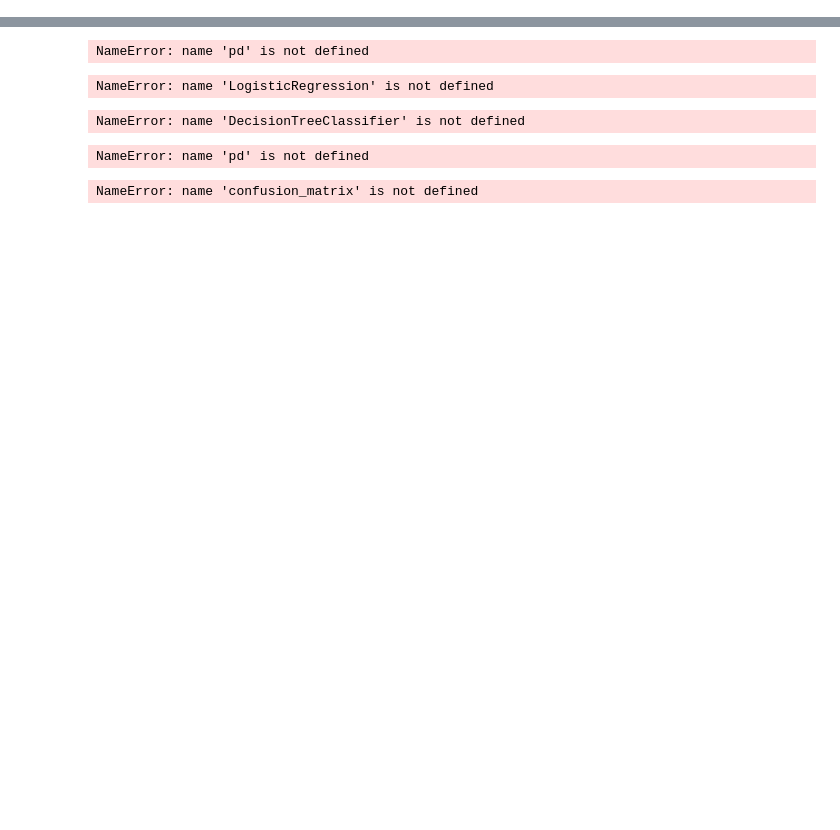
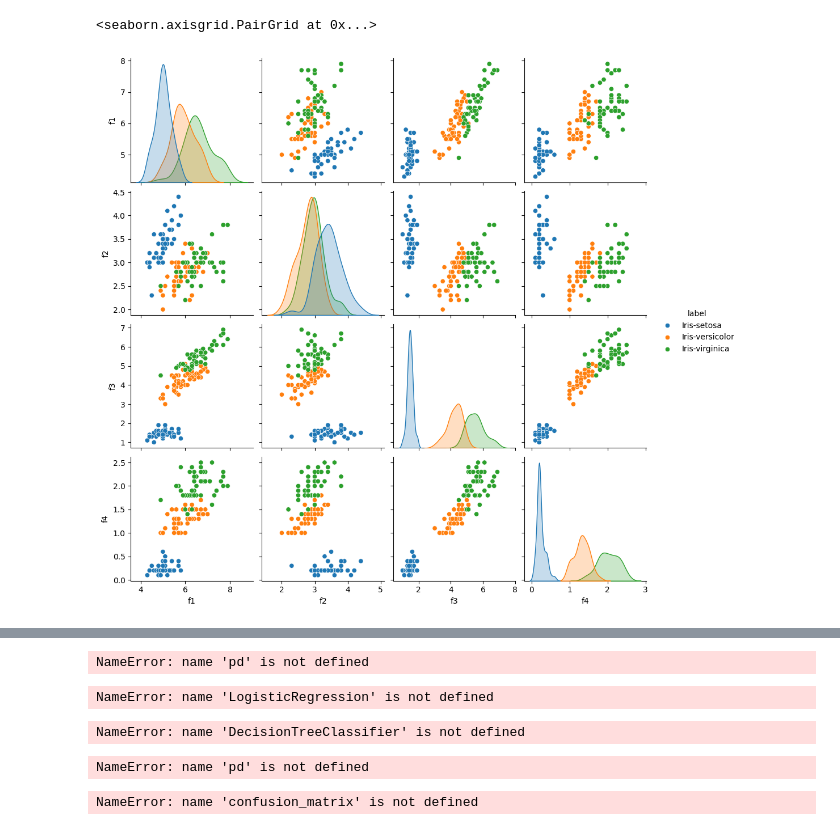
Before and after one commit to mohsensayyadi/misc, a Jupyter notebook: df utils.ipynb, the cells around one changed output, grey strips where cells are left out. Drawn from its saved outputs; the diff is of its cells as text; code cells hidden in the pictures; blank space fills up the shorter version.

```diff
--- a/df utils.ipynb
+++ b/df utils.ipynb
@@ -1,7 +1,30 @@
 # %%
+import pandas as pd
+import numpy as np
+df = pd.read_csv("iris_dirty.csv")
+
 print(df.columns.tolist())
-print(df.dtypes)
+# print(df.dtypes)
 print('\nMissing values:\n', df.isnull().sum())
 print('\nRow count:', len(df))
-print('\nTarget distribution:\n', df['Clicked'].value_counts(normalize=True))
+print('\nTarget distribution:\n', df['label'].value_counts(normalize=True))
+
+# Check and drop duplicate rows
+before = df.shape[0]
+df = df.drop_duplicates()
+after = df.shape[0]
+
+print(f'Original rows: {before}')
+print(f'Duplicate rows removed: {before - after}')
+
+# Drop rows with any missing values
+missing_before = df.isna().sum().sum()
+df = df.dropna()
+missing_after = df.isna().sum().sum()
+
+print(f'Missing values removed: {missing_before - missing_after}')
+print(f'Rows after dropping missing values: {df.shape[0]}')
+print(f'Rows after all cleaning: {df.shape[0]}')
+
+# print(f'Unique customer_id count: {df["customer_id"].nunique()}')
 # %% [output]
@@ -9 +60,7 @@ NameError: name 'df' is not defined
+# %%
+import seaborn as sns
+sns.pairplot(df, hue="label")
+# %% [output]
+<seaborn.axisgrid.PairGrid at 0x...>
+[figure, added]
 # %%
```
Also changed, not shown: parts of 7 cells of this notebook, 1 other file.
